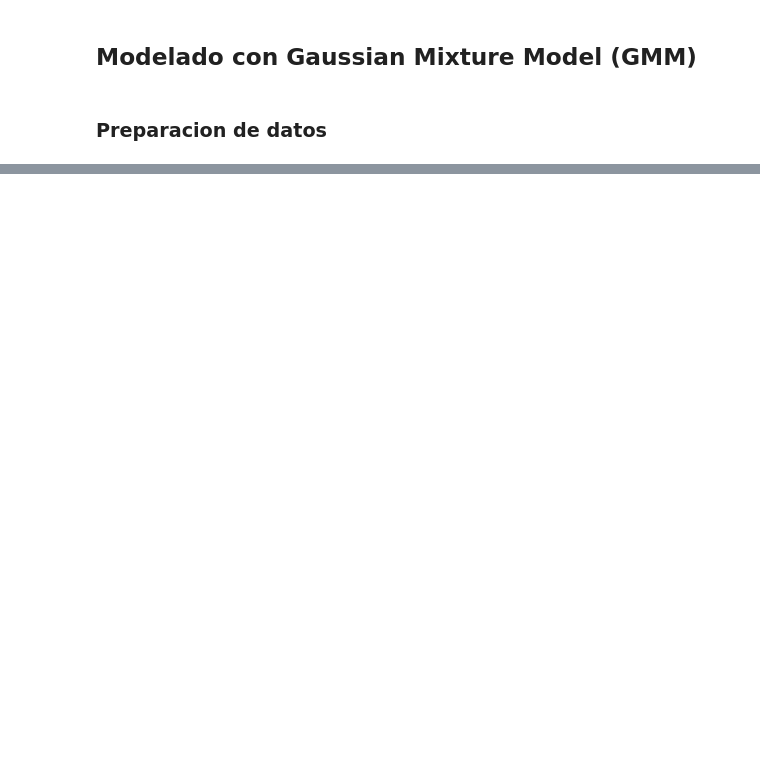
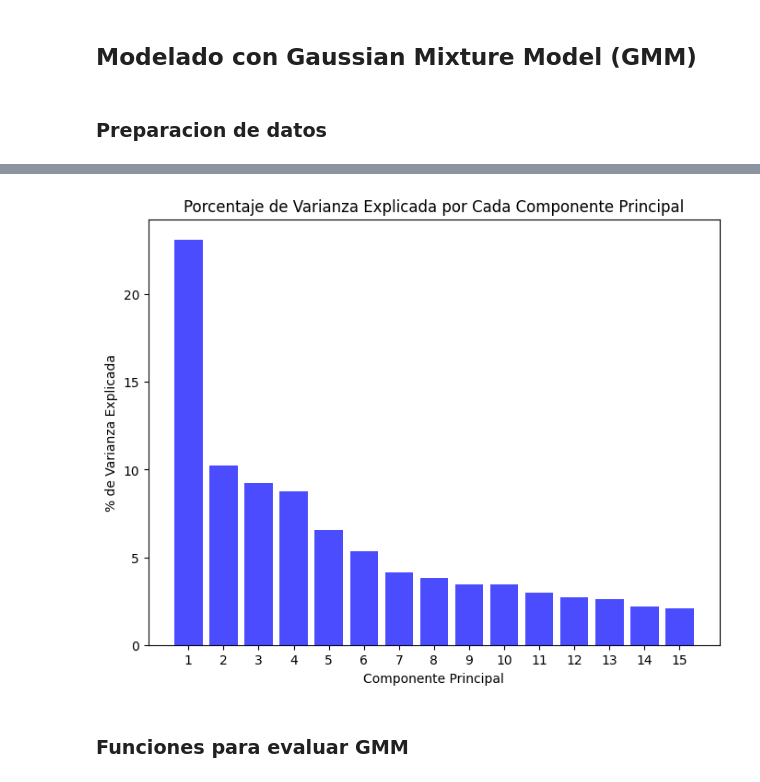
Before and after one commit to christiancalidad/ProyectoIntegradorSep24_Grupo15, a Jupyter notebook: 3.3 Modelo GMM.ipynb, the cells around one changed output, grey strips where cells are left out. Saved outputs shown, nothing was run; the diff lists cells and outputs as text; code cells hidden in the pictures; blank space fills up the shorter version.

```diff
--- a/3.3 Modelo GMM.ipynb
+++ b/3.3 Modelo GMM.ipynb
@@ -58,3 +66,20 @@ Index(['folio_integrante', 'macronutrients_dqi', 'fatty_acids_dqi',
+# %%
+pca_model = pipeline.named_steps['pca']
+
+# 1. Graficar el porcentaje de varianza explicada por cada componente
+plt.figure(figsize=(8, 6))
+plt.bar(np.arange(1, pca_model.n_components_ + 1), pca_model.explained_variance_ratio_ * 100, alpha=0.7, color='b')
+
+# Etiquetas y título
+plt.title('Porcentaje de Varianza Explicada por Cada Componente Principal')
+plt.xlabel('Componente Principal')
+plt.ylabel('% de Varianza Explicada')
+plt.xticks(np.arange(1, pca_model.n_components_ + 1))
+plt.show()
+# %% [output]
+[figure, added]
+# %% [markdown]
+### Funciones para evaluar GMM
 # %%
 def gmm(X, clusters):
     silhouette_scores = []
```
Also changed, not shown: parts of 14 cells of this notebook.
